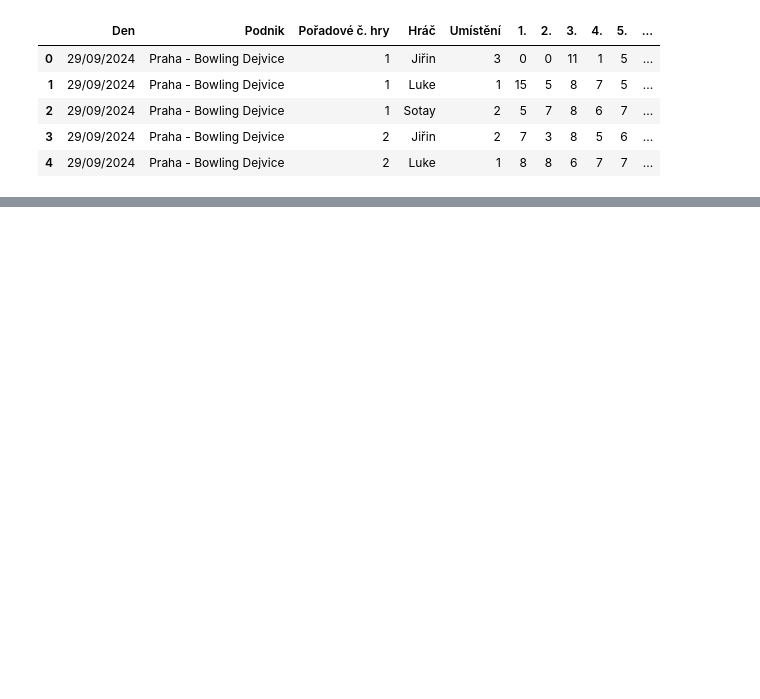
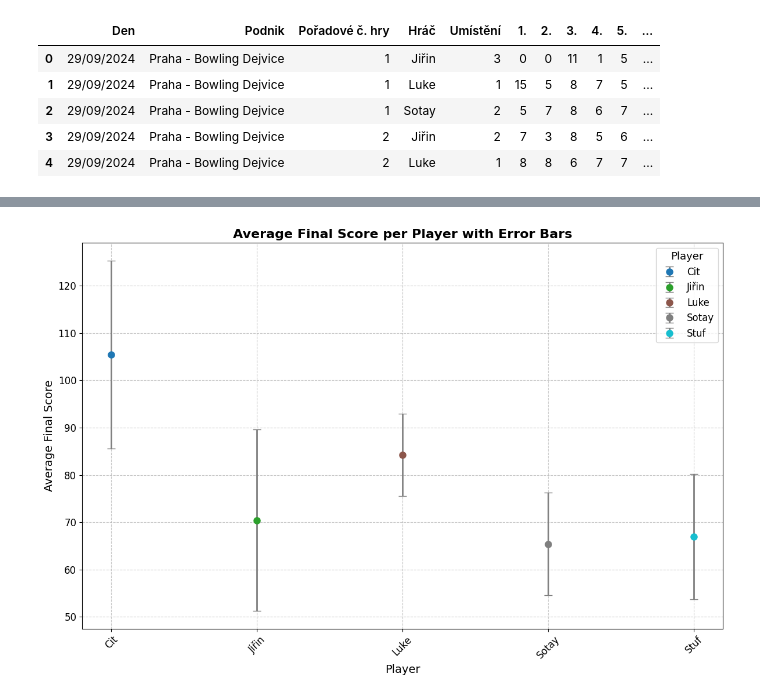
Before and after one commit to Zlabekma/Data, a Jupyter notebook: bowling_stats.ipynb, the cells around one changed output, grey strips where cells are left out. Cells and saved outputs as stored; diff of their text form; code cells hidden in the pictures; blank space fills up the shorter version.

```diff
--- a/bowling_stats.ipynb
+++ b/bowling_stats.ipynb
@@ -298,0 +322,38 @@ df
+# %%
+# Calculate the average total (final) score and standard deviation per player
+df_final_scores = df.groupby('Hráč')['final_score'].agg(['mean', 'std']).reset_index()
+df_final_scores.columns = ['Hráč', 'Mean_Final_Score', 'Std_Dev_Final_Score']
+
+# Set up the plot
+plt.figure(figsize=(12, 8))
+colors = plt.cm.tab10(np.linspace(0, 1, len(df_final_scores)))  # Use a colormap for distinct colors
+
+# Plot the average final score with error bars for each player
+for i, player in enumerate(df_final_scores['Hráč']):
+    plt.errorbar(
+        player,
+        df_final_scores.loc[i, 'Mean_Final_Score'],
+        yerr=df_final_scores.loc[i, 'Std_Dev_Final_Score'],
+        fmt='o',
+        capsize=5,
+        color=colors[i],
+        markersize=8,
+        label=player,
+        ecolor='gray',
+        elinewidth=2
+    )
+
+# Customize plot appearance
+plt.xlabel('Player', fontsize=14)
+plt.ylabel('Average Final Score', fontsize=14)
+plt.title('Average Final Score per Player with Error Bars', fontsize=16, weight='bold')
+plt.xticks(rotation=45, fontsize=12)
+plt.yticks(fontsize=12)
+plt.grid(True, linestyle='--', alpha=0.7)
+plt.legend(title='Player', title_fontsize=13, fontsize=12, loc='upper right')
+plt.tight_layout()
+
+# Show the plot
+plt.show()
+# %% [output]
+[figure, added]
```
Also changed, not shown: parts of 11 cells of this notebook.
